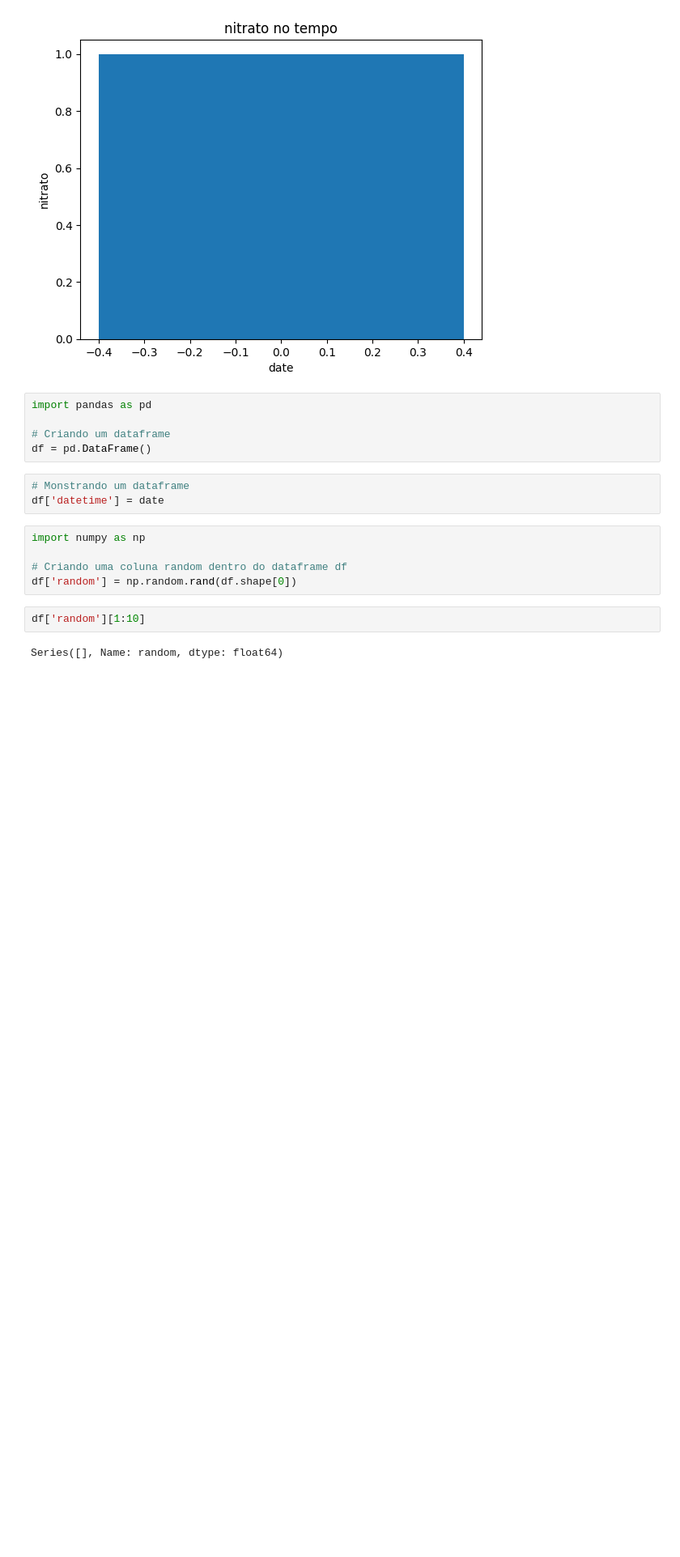
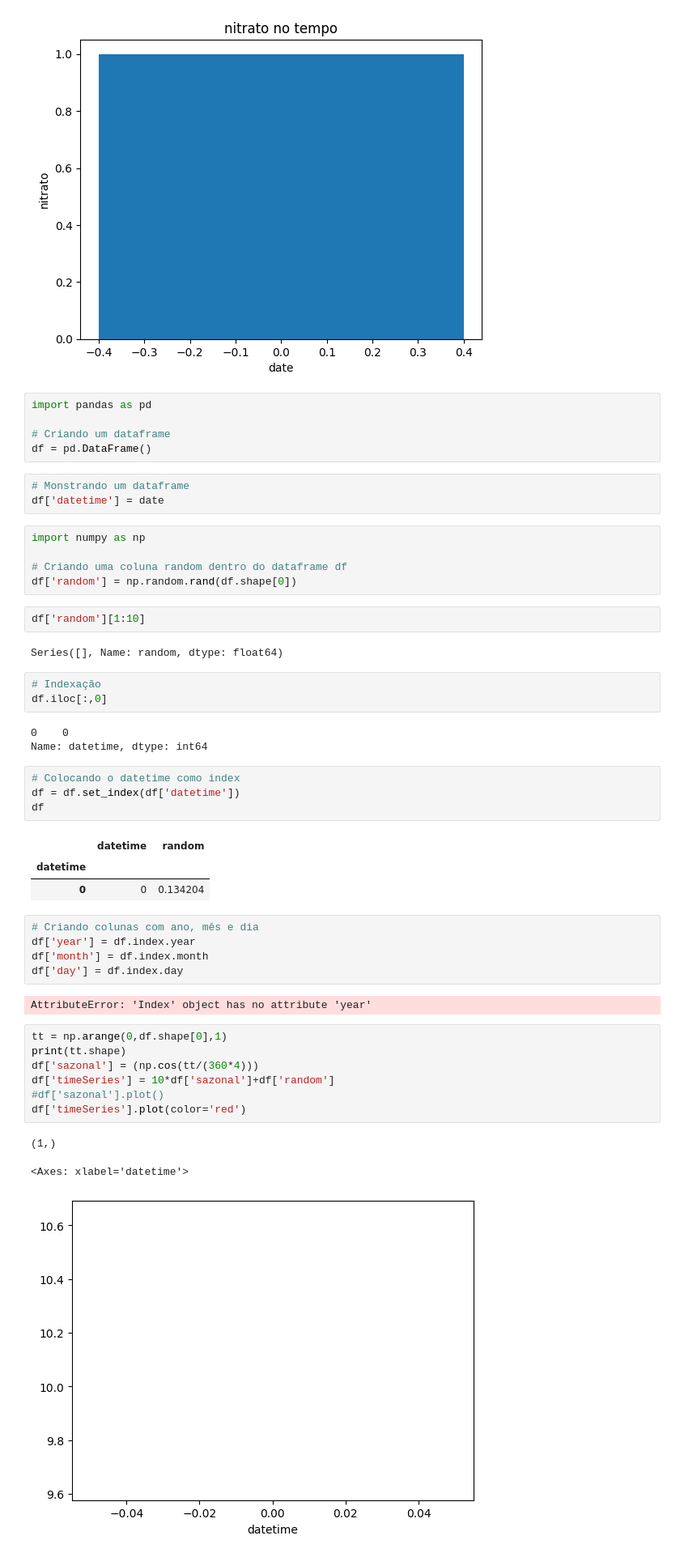
Before and after one commit to Larissa0403/ENS410064, a Jupyter notebook: TENTATIVA.ipynb, the cells around one changed output. Shown: that part at 81% size. Drawn from its saved outputs; the diff is of its cells as text; blank space fills up the shorter version.

```diff
--- a/TENTATIVA.ipynb
+++ b/TENTATIVA.ipynb
@@ -76,3 +76,35 @@ df['random'] = np.random.rand(df.shape[0])
 df['random'][1:10]
 # %% [output]
 Series([], Name: random, dtype: float64)
+# %%
+# Indexação
+df.iloc[:,0]
+# %% [output]
+0    0
+Name: datetime, dtype: int64
+# %%
+# Colocando o datetime como index
+df = df.set_index(df['datetime'])
+df
+# %% [output]
+|  | datetime | random |
+| datetime |  |  |
+| 0 | 0 | 0.134204 |
+# %%
+# Criando colunas com ano, mês e dia
+df['year'] = df.index.year
+df['month'] = df.index.month
+df['day'] = df.index.day
+# %% [output]
+AttributeError: 'Index' object has no attribute 'year'
+# %%
+tt = np.arange(0,df.shape[0],1)
+print(tt.shape)
+df['sazonal'] = (np.cos(tt/(360*4)))
+df['timeSeries'] = 10*df['sazonal']+df['random']
+#df['sazonal'].plot()
+df['timeSeries'].plot(color='red')
+# %% [output]
+(1,)
+<Axes: xlabel='datetime'>
+[figure, added]
```
Also changed, not shown: parts of 1 cell of this notebook.
